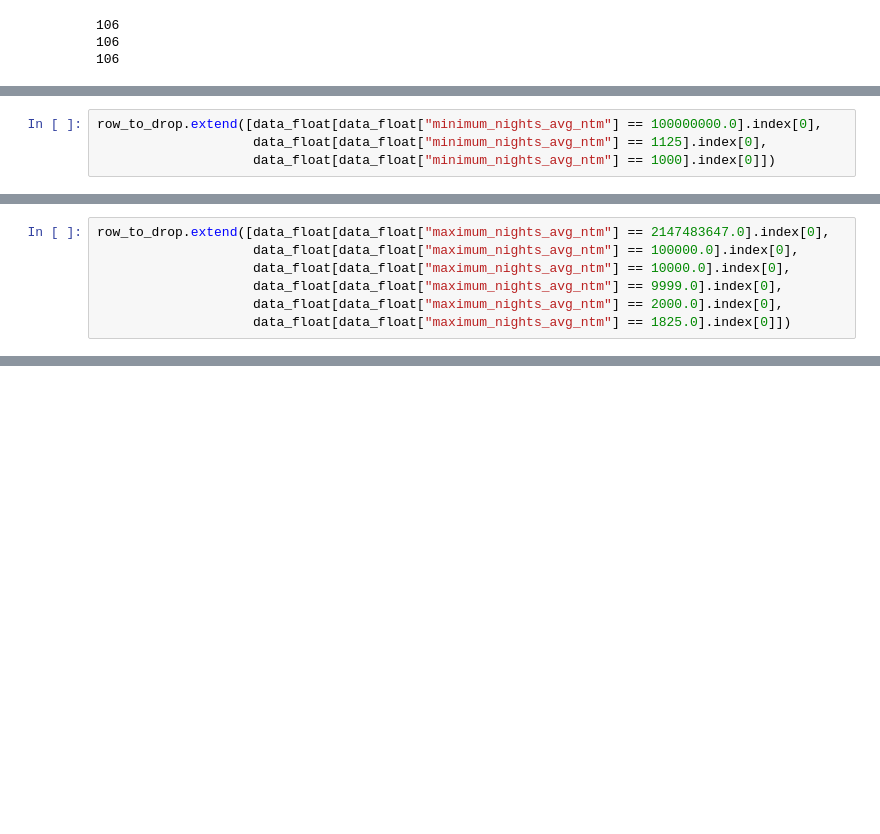
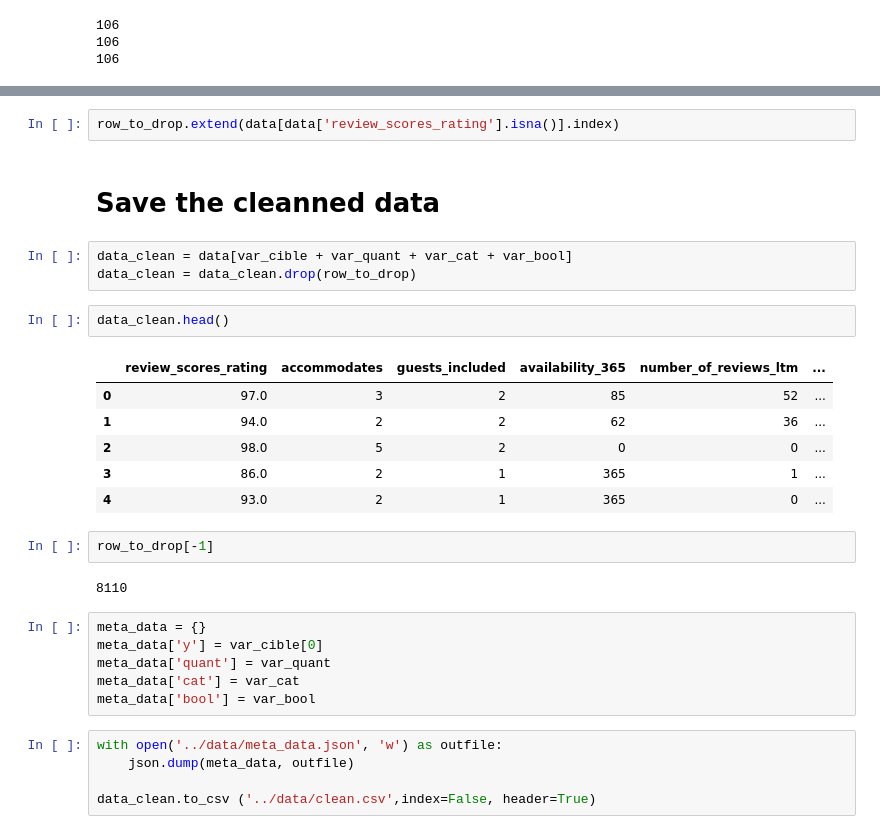
Before and after one commit to glauda/IND6212, a Jupyter notebook: notebooks/DataCleaning.ipynb, the cells around one changed output, grey strips where cells are left out. Drawn from its saved outputs; the diff is of its cells as text; blank space fills up the shorter version.

```diff
--- a/notebooks/DataCleaning.ipynb
+++ b/notebooks/DataCleaning.ipynb
@@ -792,4 +620,0 @@ to_int.extend(['minimum_nights_avg_ntm', 'maximum_nights_avg_ntm'])
-# %%
-row_to_drop.extend([data_float[data_float["minimum_nights_avg_ntm"] == 100000000.0].index[0],
-                    data_float[data_float["minimum_nights_avg_ntm"] == 1125].index[0],
-                    data_float[data_float["minimum_nights_avg_ntm"] == 1000].index[0]])
@@ -802,7 +620,0 @@ data_float.drop(data_float[data_float["minimum_nights_avg_ntm"] == 1125].index,
-# %%
-row_to_drop.extend([data_float[data_float["maximum_nights_avg_ntm"] == 2147483647.0].index[0],
-                    data_float[data_float["maximum_nights_avg_ntm"] == 100000.0].index[0],
-                    data_float[data_float["maximum_nights_avg_ntm"] == 10000.0].index[0],
-                    data_float[data_float["maximum_nights_avg_ntm"] == 9999.0].index[0],
-                    data_float[data_float["maximum_nights_avg_ntm"] == 2000.0].index[0],
-                    data_float[data_float["maximum_nights_avg_ntm"] == 1825.0].index[0]])
@@ -1049,0 +636,31 @@ Est ce qu'on considere cette variable comme etant catégorique ou on l'enleve?
+# %%
+row_to_drop.extend(data[data['review_scores_rating'].isna()].index)
+# %% [markdown]
+# Save the cleanned data
+# %%
+data_clean = data[var_cible + var_quant + var_cat + var_bool]
+data_clean = data_clean.drop(row_to_drop)
+# %%
+data_clean.head()
+# %% [output]
+|  | review_scores_rating | accommodates | guests_included | availability_365 | number_of_reviews_ltm | ... |
+| 0 | 97.0 | 3 | 2 | 85 | 52 | ... |
+| 1 | 94.0 | 2 | 2 | 62 | 36 | ... |
+| 2 | 98.0 | 5 | 2 | 0 | 0 | ... |
+| 3 | 86.0 | 2 | 1 | 365 | 1 | ... |
+| 4 | 93.0 | 2 | 1 | 365 | 0 | ... |
+# %%
+row_to_drop[-1]
+# %% [output]
+8110
+# %%
+meta_data = {}
+meta_data['y'] = var_cible[0]
+meta_data['quant'] = var_quant
+meta_data['cat'] = var_cat
+meta_data['bool'] = var_bool
+# %%
+with open('../data/meta_data.json', 'w') as outfile:
+    json.dump(meta_data, outfile)
+
+data_clean.to_csv ('../data/clean.csv',index=False, header=True)
```
Also changed, not shown: parts of 221 cells of this notebook, 2 other files.
